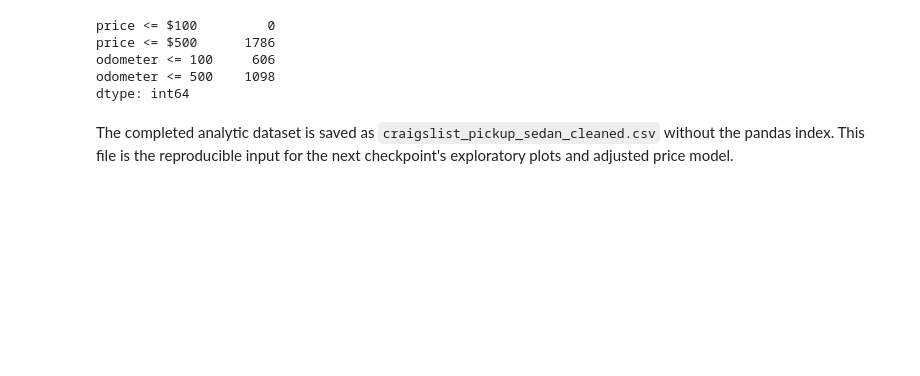
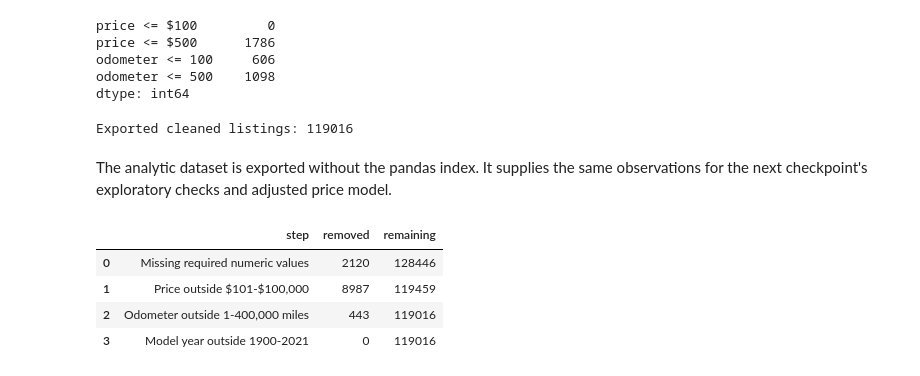
Before and after one commit to masikomamba/data_mining, a Jupyter notebook: checkpoint1/Checkpoint1_notebook.ipynb, the cells around one changed output. Cells and saved outputs as stored; diff of their text form; code cells hidden in the pictures; blank space fills up the shorter version.

```diff
--- a/checkpoint1/Checkpoint1_notebook.ipynb
+++ b/checkpoint1/Checkpoint1_notebook.ipynb
@@ -332,5 +388,34 @@ odometer <= 500    1098
 dtype: int64
 # %%
 cleaned.to_csv("craigslist_pickup_sedan_cleaned.csv", index=False)
+assert len(cleaned) == cleaned["id"].nunique()
+assert cleaned[["price", "odometer", "year"]].notna().all().all()
+print("Exported cleaned listings:", len(cleaned))
+# %% [output]
+Exported cleaned listings: 119016
 # %% [markdown]
-The completed analytic dataset is saved as `craigslist_pickup_sedan_cleaned.csv` without the pandas index. This file is the reproducible input for the next checkpoint's exploratory plots and adjusted price model.
+The analytic dataset is exported without the pandas index. It supplies the same observations for the next checkpoint's exploratory checks and adjusted price model.
+# %%
+remaining = subset_type.copy()
+audit_rows = []
+steps = [
+    ("Missing required numeric values", lambda x: x[["price", "odometer", "year"]].notna().all(axis=1)),
+    ("Price outside $101-$100,000", lambda x: x["price"].between(101, 100_000)),
+    ("Odometer outside 1-400,000 miles", lambda x: x["odometer"].between(1, 400_000)),
+    ("Model year outside 1900-2021", lambda x: x["year"].between(1900, 2021)),
+]
+for label, keep_rule in steps:
+    before = len(remaining)
+    remaining = remaining.loc[keep_rule(remaining)]
+    audit_rows.append({"step": label, "removed": before - len(remaining), "remaining": len(remaining)})
+cleaning_audit = pd.DataFrame(audit_rows)
+assert remaining.index.equals(cleaned.index)
+assert cleaning_audit["removed"].sum() == len(subset_type) - len(cleaned)
+cleaning_audit.to_csv("cleaning_audit.csv", index=False)
+display(cleaning_audit)
+# %% [output]
+|  | step | removed | remaining |
+| 0 | Missing required numeric values | 2120 | 128446 |
+| 1 | Price outside $101-$100,000 | 8987 | 119459 |
+| 2 | Odometer outside 1-400,000 miles | 443 | 119016 |
+| 3 | Model year outside 1900-2021 | 0 | 119016 |
```
Also changed, not shown: parts of 24 cells of this notebook, 3 other files.
